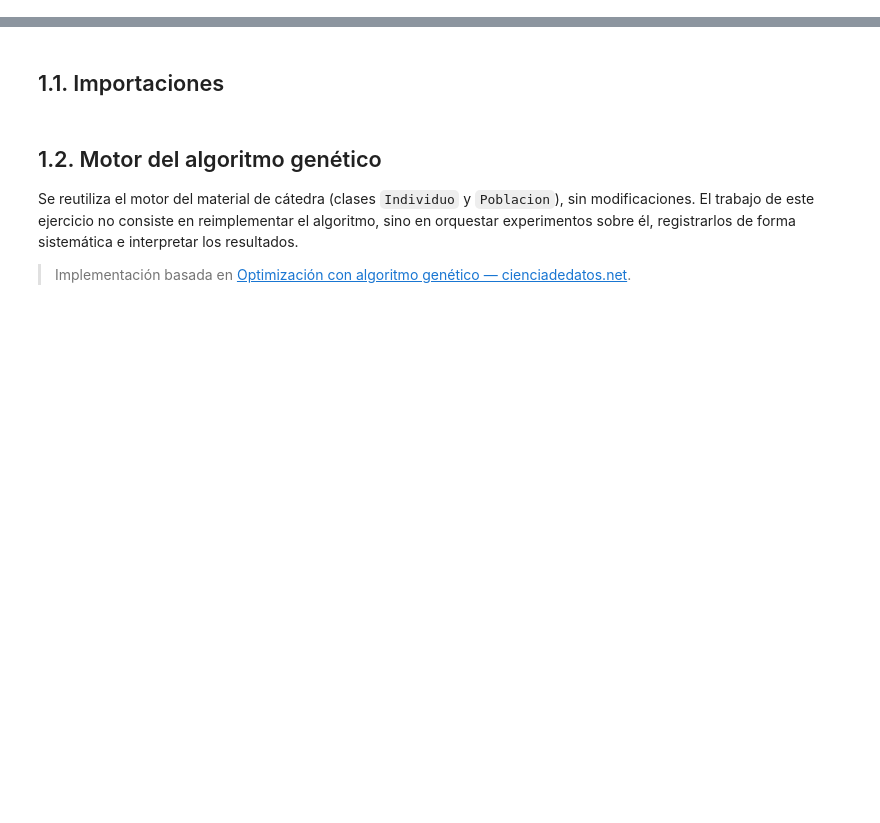
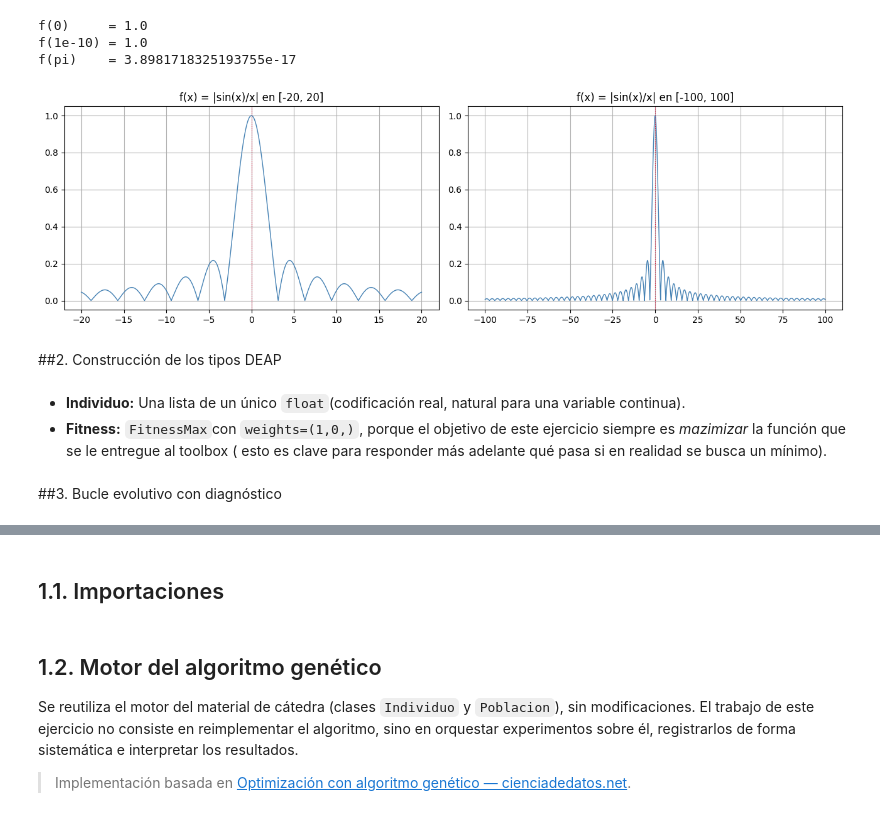
Before and after one commit to Santibareiro27/Inteligencia-Computacional, a Jupyter notebook: RA3_TP6/RA3_Trabajo_práctico_N°_6_G8.ipynb, the cells around one changed output, grey strips where cells are left out. Drawn from its saved outputs; the diff is of its cells as text; code cells hidden in the pictures; blank space fills up the shorter version.

```diff
--- a/RA3_TP6/RA3_Trabajo_práctico_N°_6_G8.ipynb
+++ b/RA3_TP6/RA3_Trabajo_práctico_N°_6_G8.ipynb
@@ -2,0 +48,35 @@
+# %%
+def objective_vec(x):
+    """Versión vectorizada de f(x)=|sin(x)/x|, para graficar (acepta arrays)."""
+    x = np.asarray(x, dtype=np.float64)
+    x_safe = np.where(x == 0, 1e-10, x)
+    return np.abs(np.sin(x_safe) / x_safe)
+
+def objective_scalar(x):
+    """Versión escalar segura, usada por la función de evaluación de DEAP."""
+    x_safe = 1e-10 if x == 0.0 else x
+    return abs(np.sin(x_safe) / x_safe)
+
+print("f(0)     =", objective_scalar(0.0))
+print("f(1e-10) =", objective_scalar(1e-10))
+print("f(pi)    =", objective_scalar(np.pi))
+
+fig, axes = plt.subplots(1, 2, figsize=(13, 4))
+for ax, (lo, hi) in zip(axes, [(-20, 20), (-100, 100)]):
+    xs = np.linspace(lo, hi, 6000)
+    ax.plot(xs, objective_vec(xs), lw=1, color="steelblue")
+    ax.set_title(f"f(x) = |sin(x)/x| en [{lo}, {hi}]")
+    ax.axvline(0, color="crimson", lw=0.8, linestyle=":")
+plt.tight_layout()
+plt.show()
+# %% [output]
+f(0)     = 1.0
+f(1e-10) = 1.0
+f(pi)    = 3.8981718325193755e-17
+[figure, added]
+# %% [markdown]
+##2. Construcción de los tipos DEAP
+# %% [markdown]
+
+*   **Individuo:** Una lista de un único `float`(codificación real, natural para una variable continua).
+*   **Fitness:** `FitnessMax`con `weights=(1,0,)`, porque el objetivo de este ejercicio siempre es *mazimizar* la función que se le entregue al toolbox ( esto es clave para responder más adelante qué pasa si en realidad se busca un mínimo).
@@ -2,0 +151,2 @@
+# %% [markdown]
+##3. Bucle evolutivo con diagnóstico
```
Also changed, not shown: parts of 48 cells of this notebook.
